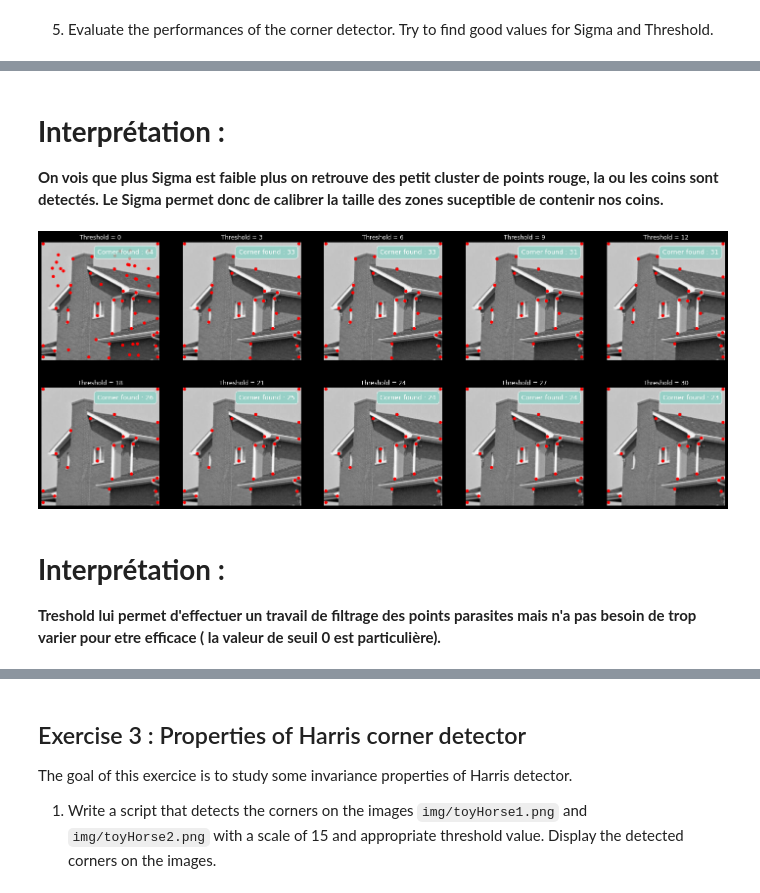
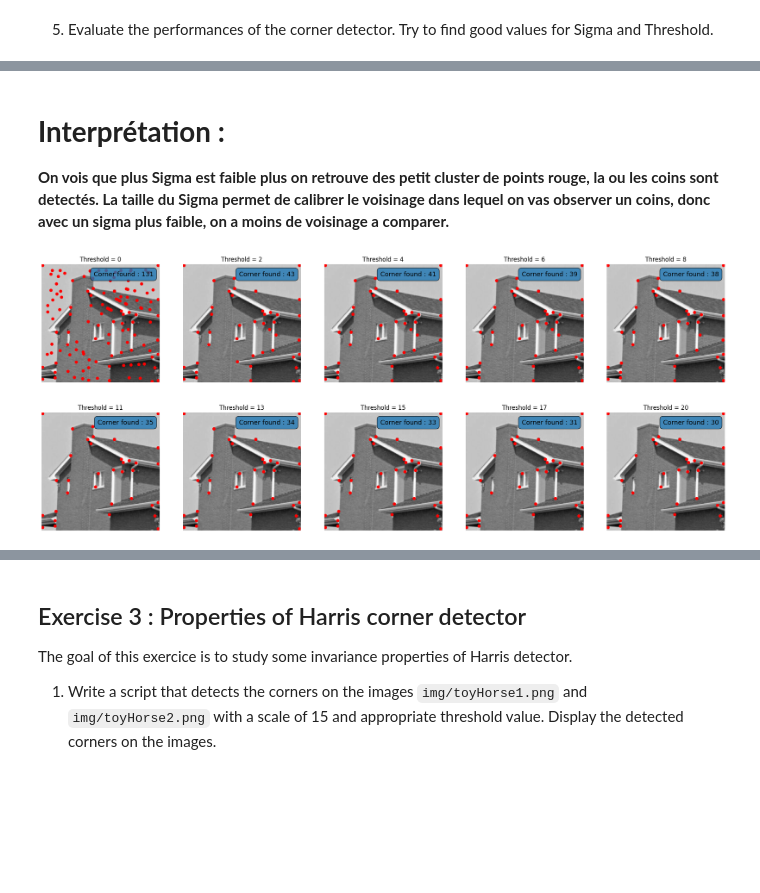
Before and after one commit to White-On/BIMA_Notebook, a Jupyter notebook: TME6.ipynb, the cells around one changed output, grey strips where cells are left out. Drawn from its saved outputs; the diff is of its cells as text; code cells hidden in the pictures; blank space fills up the shorter version.

```diff
--- a/TME6.ipynb
+++ b/TME6.ipynb
@@ -100,8 +100,8 @@ def computeR(image,scale,kappa):
     IxIy = Ix*Iy
 
     # convolution of 𝐼2𝑥,𝐼2𝑦 and 𝐼𝑥.𝐼𝑦 by a gaussian kernel of size N
-    N = scale//3 + 1
-    gaussKern = gaussianKernel(N)
+    W = scale/6 - 1
+    gaussKern = gaussianKernel(W)
 
     M = np.array([convolve2d(IxPow2, gaussKern, 'same'),
                   convolve2d(IxIy, gaussKern, 'same'),
@@ -147,6 +147,8 @@ From the Harris response calculated at exercise 1, we will write all the functio
 1) A function `thresholdR(R, thres)` that calculates and returns the binary thresholding $R_b$ of the response $R$ according to the threshold $thres$
 # %%
 def normalize(I):
+    if np.max(I) == 0:
+        return I
     return 255 *(I /np.max(I))
 
 
@@ -159,6 +161,6 @@ def thresholdR(R, thresh):
     return threshImage
 
 imshow(thresholdR(R, 55550000))
-imshow(thresholdR(normalize(R), 50))
+imshow(thresholdR(normalize(R), 12))
 # il semble plus pratique de normaliser l'image pour mieux jouer sur le filtre
 # %% [output]
@@ -207,8 +209,8 @@ fig, axes = plt.subplots(1, 3, figsize=(21, 7))
 axes[0].imshow(house2, cmap='gray')
 axes[0].set_title('Original image')
 
-R = computeR(house2, 15, 0.04)
-Rbin = thresholdR(normalize(R), 50)
+R = computeR(house2, 30, 0.04)
+Rbin = thresholdR(normalize(R), 12)
 
 axes[1].imshow(R, cmap='hot')
 axes[1].set_title('Harris Response')
@@ -259,22 +261,24 @@ RedDisk(R, CornerHouse, "Corner detection on Harris response")
 5) Evaluate the performances of the corner detector. Try to find good values for Sigma and Threshold.
 # %%
 fig, axes = plt.subplots(2, 5, figsize=(25, 10))
-sigma = np.linspace(3,40,11,dtype=int)
+sigma = np.linspace(10,60,10,dtype=int)
+
+threshold = 12
 taille_cercle = 30
 
-for i, sig1, sig2 in zip(range(5),sigma[:5], sigma[6:]):
+for i, sig1, sig2 in zip(range(5),sigma[:5], sigma[5:]):
     axes[0,i].imshow(house2, cmap='gray')
-    Corner = np.nonzero(cornerDetector(house2, sig1, 0.04, 12))
+    Corner = np.nonzero(cornerDetector(house2, sig1, 0.04, threshold))
     axes[0,i].scatter(x=Corner[1], y=Corner[0], s=np.ones(Corner[0].shape)*taille_cercle, c="red")
-    axes[0,i].set_title('Sigma = ' + str(sig1))
+    axes[0,i].set_title('Sigma kernel size = ' + str(sig1))
     axes[0,i].axis('off')
     axes[0,i].text(0.95, 0.90, 'Corner found : ' + str(Corner[0].shape[0]), fontsize=13, transform=axes[0,i].transAxes, \
         horizontalalignment='right', bbox=dict(alpha=0.8, boxstyle='round',pad=0.5))
 
     axes[1,i].imshow(house2, cmap='gray')
-    Corner = np.nonzero(cornerDetector(house2, sig2, 0.04, 12))
+    Corner = np.nonzero(cornerDetector(house2, sig2, 0.04, threshold))
     axes[1,i].scatter(x=Corner[1], y=Corner[0], s=np.ones(Corner[0].shape)*taille_cercle, c="red")
-    axes[1,i].set_title('Sigma = ' + str(sig2))
+    axes[1,i].set_title('Sigma kernel size = ' + str(sig2))
     axes[1,i].axis('off')
     axes[1,i].text(0.95, 0.90, 'Corner found : ' + str(Corner[0].shape[0]), fontsize=13, transform=axes[1,i].transAxes, \
         horizontalalignment='right', bbox=dict(alpha=0.8, boxstyle='round',pad=0.5))
@@ -285,34 +308,30 @@ plt.show()
 # %% [markdown]
 # **Interprétation :**
 **On vois que plus Sigma est faible plus on retrouve des petit cluster de points rouge, la ou les
-coins sont detectés. Le Sigma permet donc de calibrer la taille des zones suceptible de contenir
-nos coins.**
+coins sont detectés. La taille du Sigma permet de calibrer le voisinage dans lequel on vas observer un coins, donc avec un sigma plus faible, on a moins de voisinage a comparer.**
 # %%
 fig, axes = plt.subplots(2, 5, figsize=(25, 10))
-threshold = np.linspace(0,30,11,dtype=int)
+threshold = np.linspace(0,20,10,dtype=int)
+sigma = 30
 taille_cercle = 30
 
-for i, thresh1, thresh2 in zip(range(5),threshold[:5], threshold[6:]):
+for i, thresh1, thresh2 in zip(range(5),threshold[:5], threshold[5:]):
     axes[0,i].imshow(house2, cmap='gray')
-    Corner = np.nonzero(cornerDetector(house2, 15, 0.04, thresh1))
+    Corner = np.nonzero(cornerDetector(house2, sigma, 0.04, thresh1))
     axes[0,i].scatter(x=Corner[1], y=Corner[0], s=np.ones(Corner[0].shape)*taille_cercle, c="red")
     axes[0,i].set_title('Threshold = ' + str(thresh1))
     axes[0,i].axis('off')
     axes[0,i].text(0.95, 0.90, 'Corner found : ' + str(Corner[0].shape[0]), fontsize=13, transform=axes[0,i].transAxes, \
         horizontalalignment='right', bbox=dict(alpha=0.8, boxstyle='round',pad=0.5))
 
     axes[1,i].imshow(house2, cmap='gray')
-    Corner = np.nonzero(cornerDetector(house2, 15, 0.04, thresh2))
+    Corner = np.nonzero(cornerDetector(house2, sigma, 0.04, thresh2))
     axes[1,i].scatter(x=Corner[1], y=Corner[0], s=np.ones(Corner[0].shape)*taille_cercle, c="red")
     axes[1,i].set_title('Threshold = ' + str(thresh2))
     axes[1,i].axis('off')
     axes[1,i].text(0.95, 0.90, 'Corner found : ' + str(Corner[0].shape[0]), fontsize=13, transform=axes[1,i].transAxes, \
         horizontalalignment='right', bbox=dict(alpha=0.8, boxstyle='round',pad=0.5))
 
 plt.show()
 # %% [output]
-[figure, old version]
+[figure, new version]
-# %% [markdown]
-# **Interprétation :**
-**Treshold lui permet d'effectuer un travail de filtrage des points parasites mais n'a pas besoin
-de trop varier pour etre efficace ( la valeur de seuil 0 est particulière).**
```
Also changed, not shown: parts of 21 cells of this notebook.
